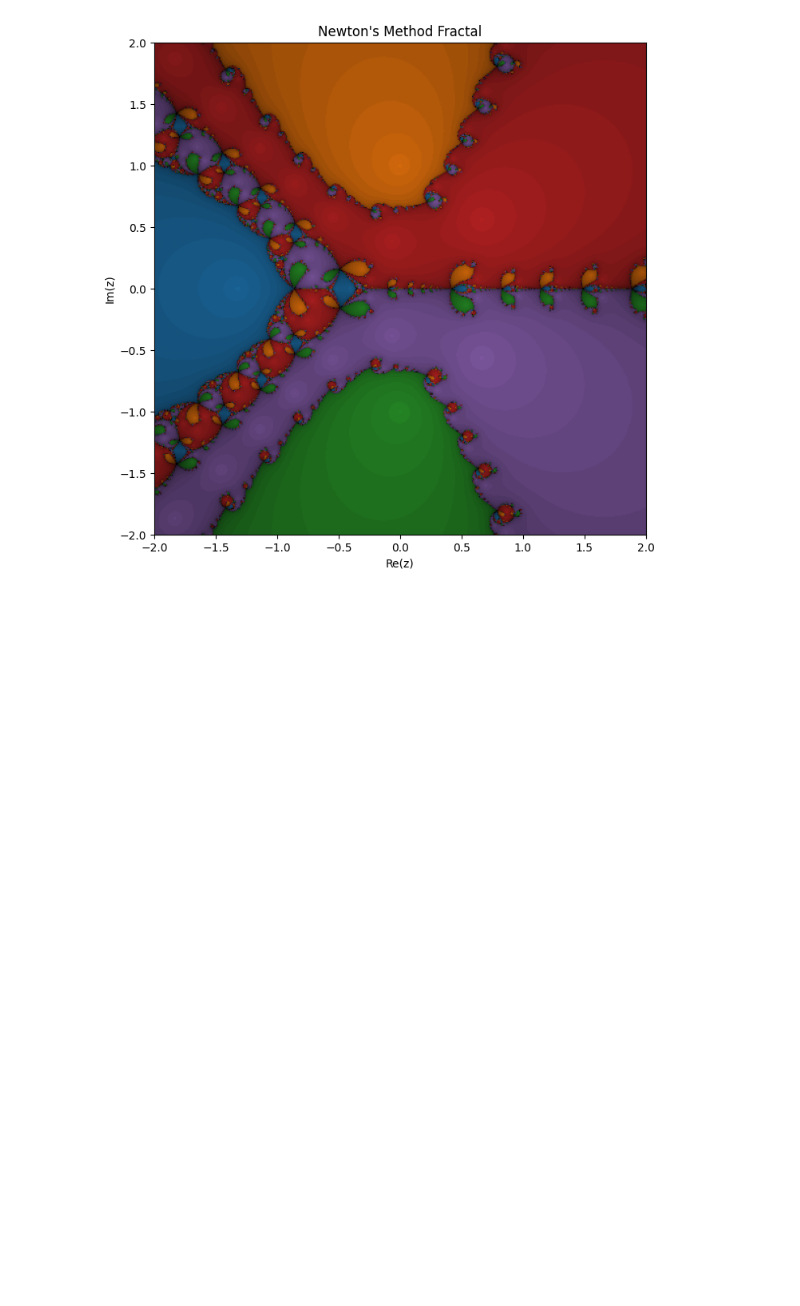
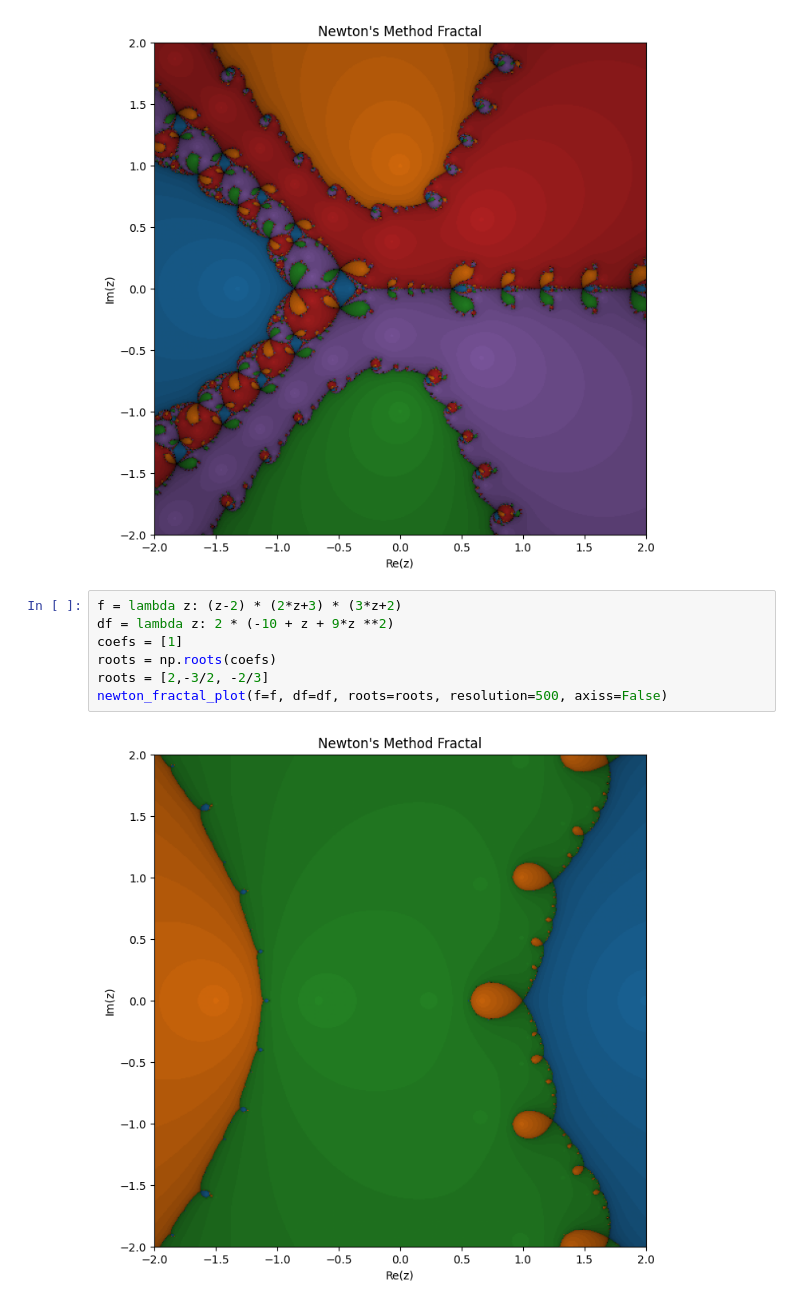
Before and after one commit to IC-Metodos-Numericos/Newton-Raphson, a Jupyter notebook: 2d/python/newton2dTests.ipynb, the cells around one changed output. Drawn from its saved outputs; the diff is of its cells as text; blank space fills up the shorter version.

```diff
--- a/2d/python/newton2dTests.ipynb
+++ b/2d/python/newton2dTests.ipynb
@@ -36,3 +36,12 @@ newton_fractal_plot(f=f, df=df, roots=roots, resolution=500, axiss=False)
 # %% [output]
 Clipping input data to the valid range for imshow with RGB data ([0..1] for floats or [0..255] for integers). Got range [-0.09999999999999998..0.8333333333333334].
 [figure]
+# %%
+f = lambda z: (z-2) * (2*z+3) * (3*z+2)
+df = lambda z: 2 * (-10 + z + 9*z **2)
+coefs = [1]
+roots = np.roots(coefs)
+roots = [2,-3/2, -2/3]
+newton_fractal_plot(f=f, df=df, roots=roots, resolution=500, axiss=False)
+# %% [output]
+[figure, added]
```
Also changed, not shown: parts of 2 cells of this notebook.
